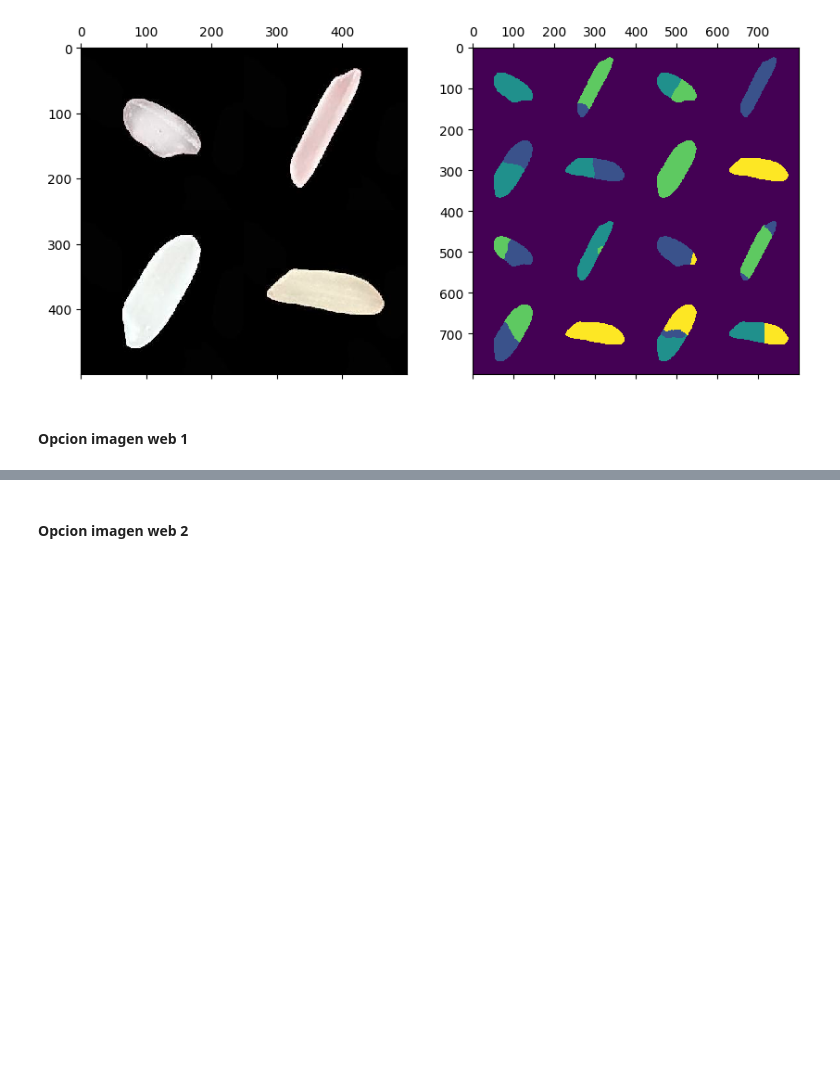
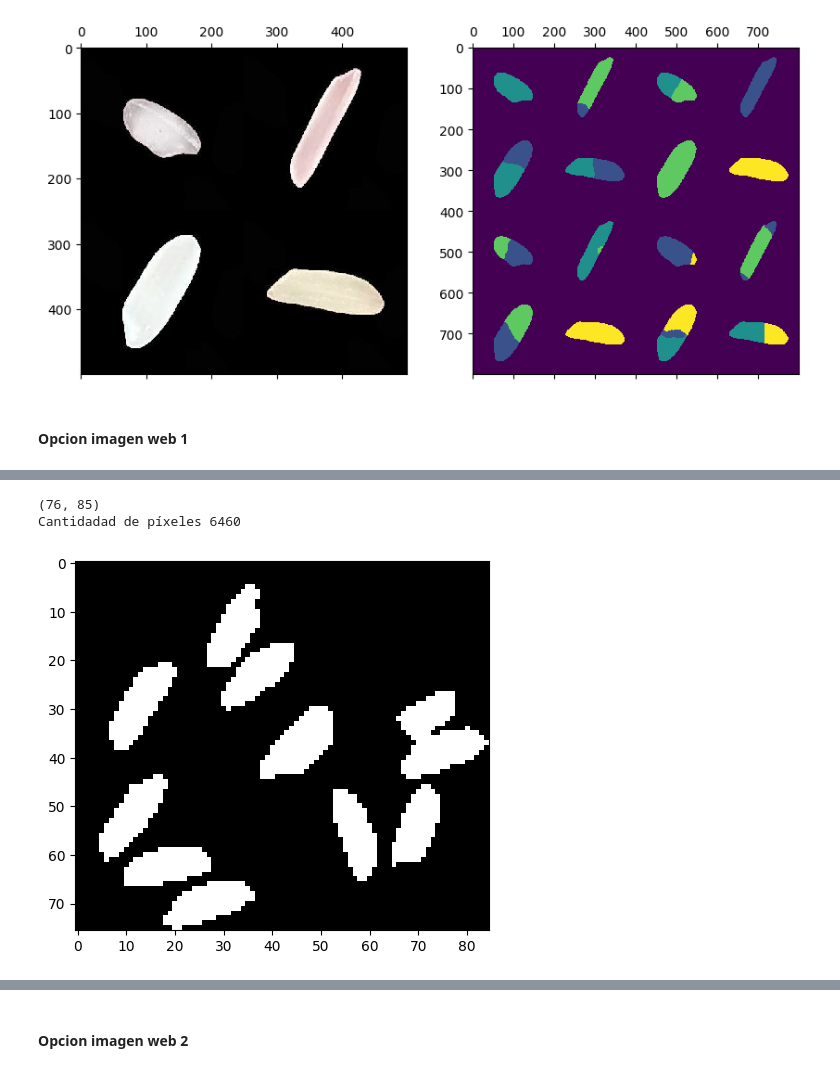
Before and after one commit to Ignacio-Ibarra/unsupervised-rice-image-segmentation, a Jupyter notebook: spectral_clustering.ipynb, the cells around one changed output, grey strips where cells are left out. Saved outputs shown, nothing was run; the diff lists cells and outputs as text; code cells hidden in the pictures; blank space fills up the shorter version.

```diff
--- a/spectral_clustering.ipynb
+++ b/spectral_clustering.ipynb
@@ -160,3 +160,15 @@ plt.imshow(binary,'gray',vmin=0,vmax=255)
+# %%
+# Tomamos una porción de la imagen.
+
+porcion_imagen = binary[75:151,525:610]
+plt.imshow(porcion_imagen, cmap='gray')
+
+print(porcion_imagen.shape)
+print(f"Cantidadad de píxeles {porcion_imagen.shape[0]*porcion_imagen.shape[1]}")
+# %% [output]
+(76, 85)
+Cantidadad de píxeles 6460
+[figure, added]
 # %%
 import matplotlib
 
```
Also changed, not shown: parts of 5 cells of this notebook, 5 other files.
